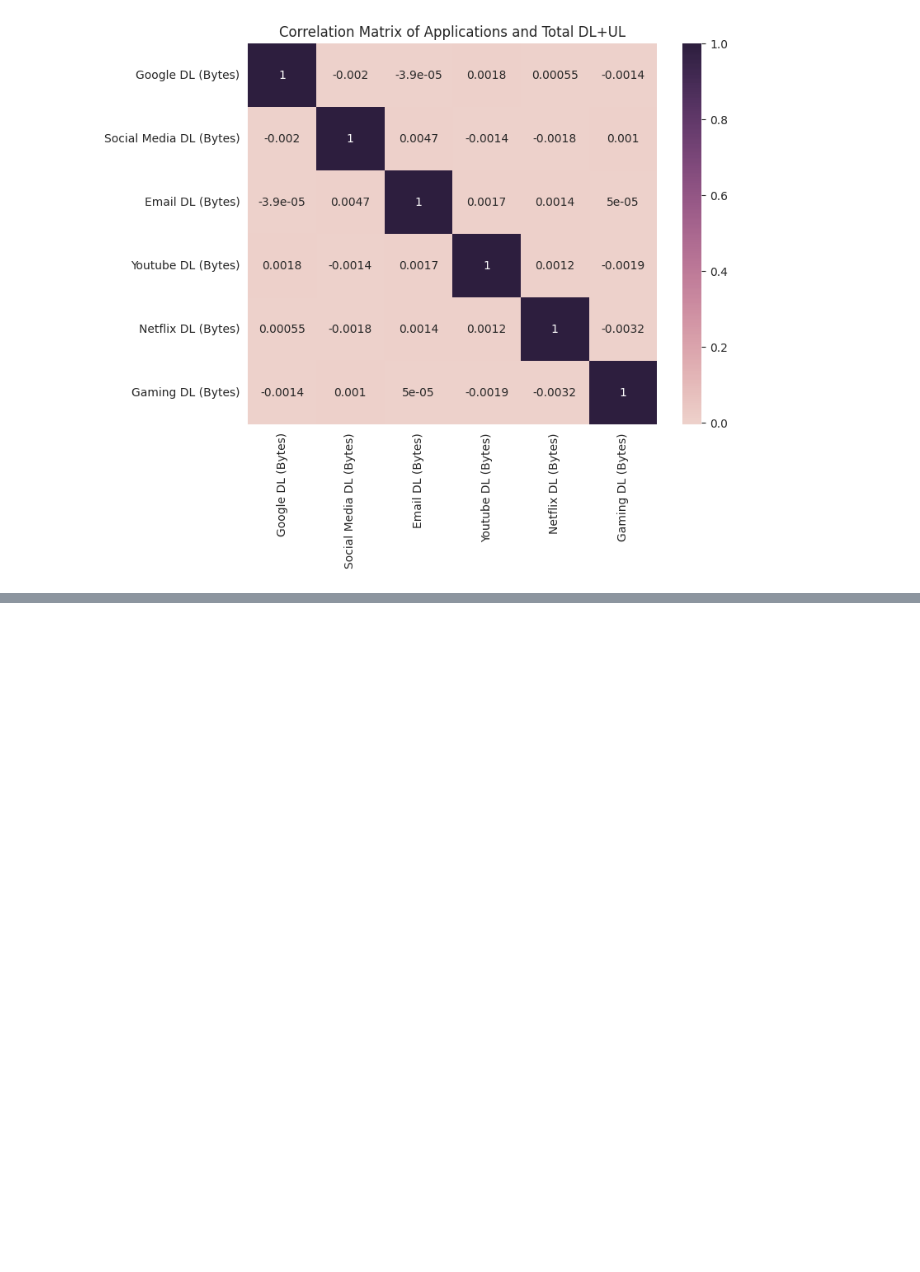
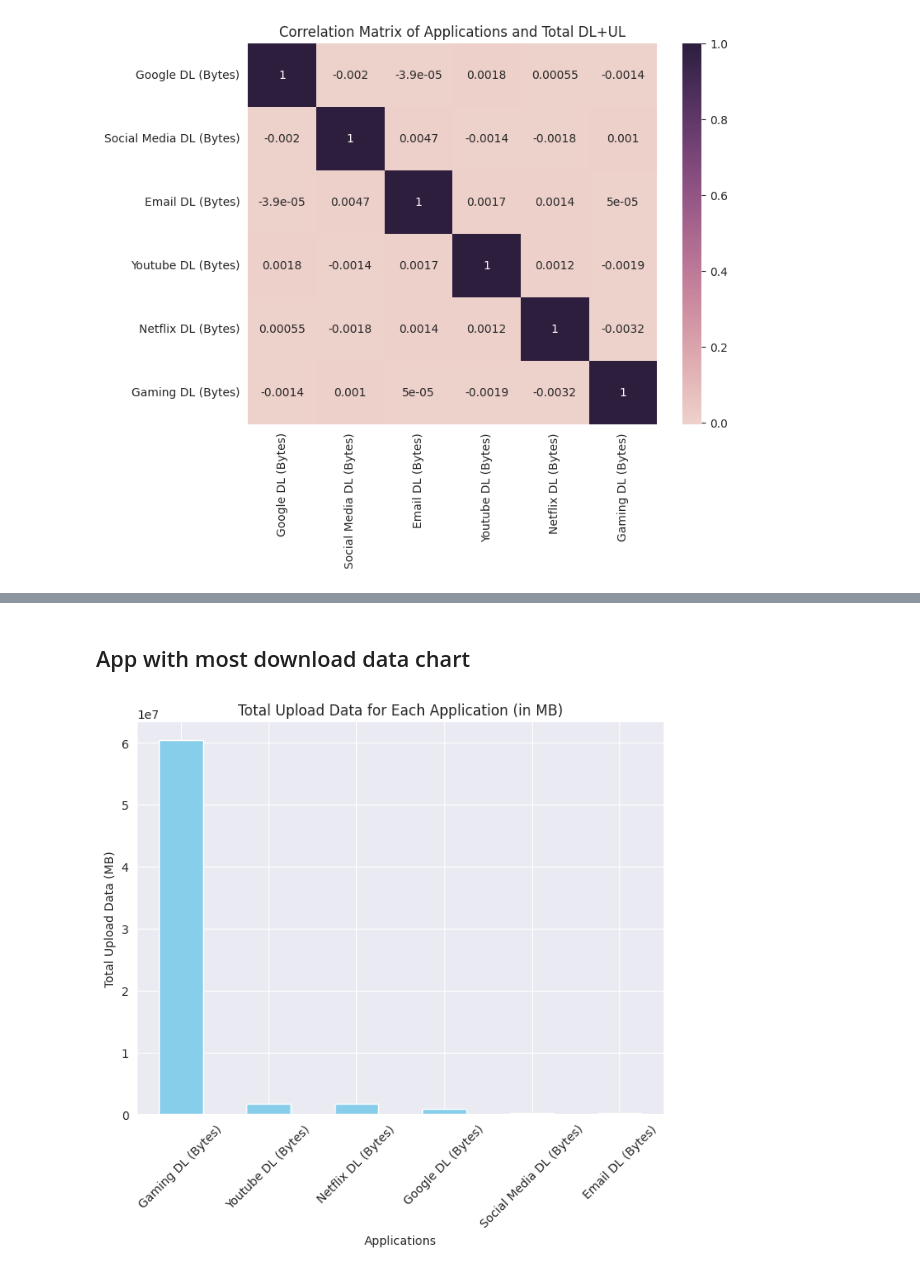
Before and after one commit to biniyam69/telecom, a Jupyter notebook: notebooks/Graphs.ipynb, the cells around one changed output, grey strips where cells are left out. Cells and saved outputs as stored; diff of their text form; code cells hidden in the pictures; blank space fills up the shorter version.

```diff
--- a/notebooks/Graphs.ipynb
+++ b/notebooks/Graphs.ipynb
@@ -81,0 +112,27 @@ plt.show()
+# %% [markdown]
+## App with most download data chart
+# %%
+download_columns = ['Google DL (Bytes)', 'Social Media DL (Bytes)', 'Email DL (Bytes)',
+                  'Youtube DL (Bytes)', 'Netflix DL (Bytes)', 'Gaming DL (Bytes)']
+
+# Function to convert bytes to megabytes
+def bytes_to_megabytes(value):
+    try:
+        return float(value) / (1024 * 1024)
+    except (ValueError, TypeError):
+        return pd.NA  # Return missing value if conversion fails
+
+# Convert bytes to megabytes and sum the data
+total_download_data = df[download_columns].applymap(bytes_to_megabytes).sum()
+
+
+# Plotting
+plt.figure(figsize=(8, 6))
+total_download_data.sort_values(ascending=False).plot(kind='bar', color='skyblue')
+plt.xlabel('Applications')
+plt.ylabel('Total Upload Data (MB)')
+plt.title('Total Upload Data for Each Application (in MB)')
+plt.xticks(rotation=45)
+plt.show()
+# %% [output]
+[figure, added]
```
Also changed, not shown: parts of 3 cells of this notebook, 1 other file.
